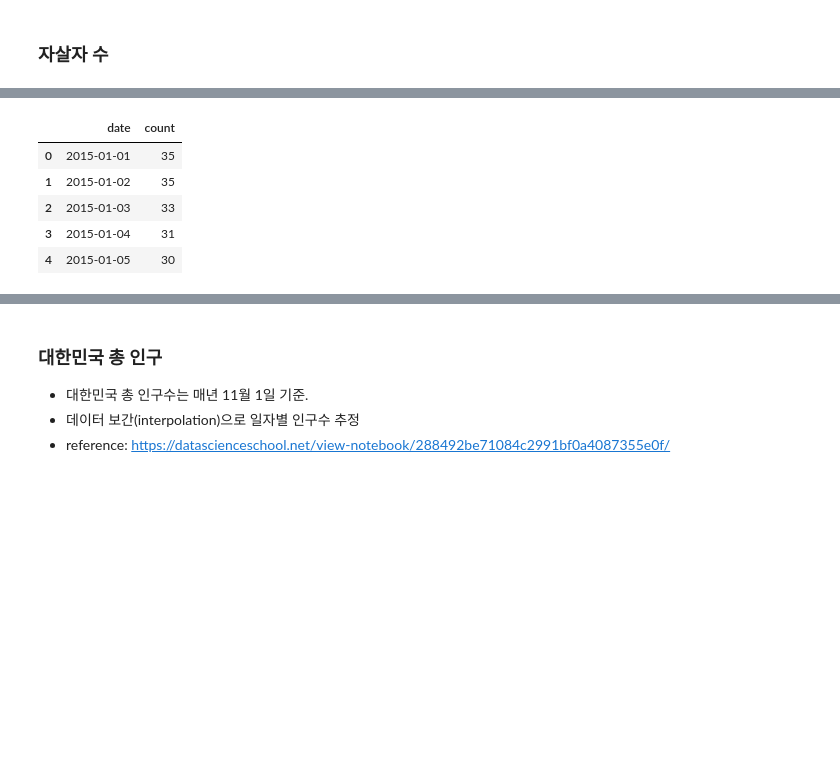
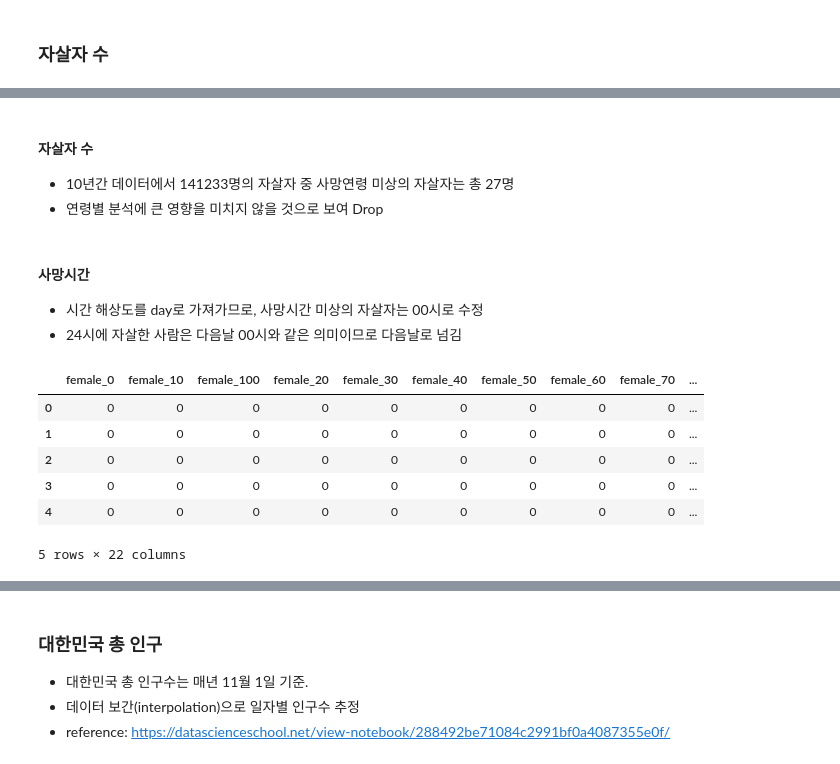
Before and after one commit to Domainjoong/Suicide_Article, a Jupyter notebook: Merge_data.ipynb, the cells around one changed output, grey strips where cells are left out. Saved outputs shown, nothing was run; the diff lists cells and outputs as text; code cells hidden in the pictures; blank space fills up the shorter version.

```diff
--- a/Merge_data.ipynb
+++ b/Merge_data.ipynb
@@ -34,4 +64,2 @@ print("중복 기사 제거 이후: {}개".format(len(naver_article)))
 # %% [markdown]
 ### 자살자 수
-# %%
-suicide_count = pd.concat([suicide_count_2015, suicide_count_2016, suicide_count_2017], ignore_index=True)
@@ -38,6 +75,33 @@ suicide_count = pd.concat([suicide_count_2015, suicide_count_2016, suicide_count
+# %% [markdown]
+#### 자살자 수
+- 10년간 데이터에서 141233명의 자살자 중 사망연령 미상의 자살자는 총 27명
+- 연령별 분석에 큰 영향을 미치지 않을 것으로 보여 Drop
+# %%
+suicide_count = suicide_count[suicide_count["사망연령(각세)"] != 999]
+# %% [markdown]
+#### 사망시간
+- 시간 해상도를 day로 가져가므로, 사망시간 미상의 자살자는 00시로 수정
+- 24시에 자살한 사람은 다음날 00시와 같은 의미이므로 다음날로 넘김
 # %%
 ## 혹시 몰라서 만들어놓은 자살시각
 suicide_count["사망연월일"] = suicide_count["사망연월일"].apply(lambda x : datetime.datetime.strptime(str(x), "%Y%m%d"))
 suicide_count["사망시간"] = suicide_count["사망시간"].apply(
     lambda x : datetime.timedelta(hours=x) if x == 99 else datetime.timedelta(hours=x))
 suicide_count["time"] = suicide_count["사망연월일"] + suicide_count["사망시간"]
+# %%
+## 사망연령대 분류
+suicide_count["사망연령대"] = suicide_count["사망연령(각세)"].apply(lambda age : str(age // 10 * 10))
+
+## 성별, 사망연령대 one_hot_encoding
+suicide_count["성별"] = suicide_count["성별"].apply(lambda sex: "male_" if sex == 1 else "female_")
+temp = suicide_count["성별"] + suicide_count["사망연령대"]
+suicide_onehot = pd.get_dummies(data=temp)
+suicide_onehot.head()
+# %% [output]
+|  | female_0 | female_10 | female_100 | female_20 | female_30 | female_40 | female_50 | female_60 | female_70 | ... |
+| 0 | 0 | 0 | 0 | 0 | 0 | 0 | 0 | 0 | 0 | ... |
+| 1 | 0 | 0 | 0 | 0 | 0 | 0 | 0 | 0 | 0 | ... |
+| 2 | 0 | 0 | 0 | 0 | 0 | 0 | 0 | 0 | 0 | ... |
+| 3 | 0 | 0 | 0 | 0 | 0 | 0 | 0 | 0 | 0 | ... |
+| 4 | 0 | 0 | 0 | 0 | 0 | 0 | 0 | 0 | 0 | ... |
+5 rows × 22 columns
@@ -48,9 +113,0 @@ suicide_count.columns = ["date", "count"]
-# %%
-suicide_count.head()
-# %% [output]
-|  | date | count |
-| 0 | 2015-01-01 | 35 |
-| 1 | 2015-01-02 | 35 |
-| 2 | 2015-01-03 | 33 |
-| 3 | 2015-01-04 | 31 |
-| 4 | 2015-01-05 | 30 |
```
Also changed, not shown: parts of 20 cells of this notebook.
